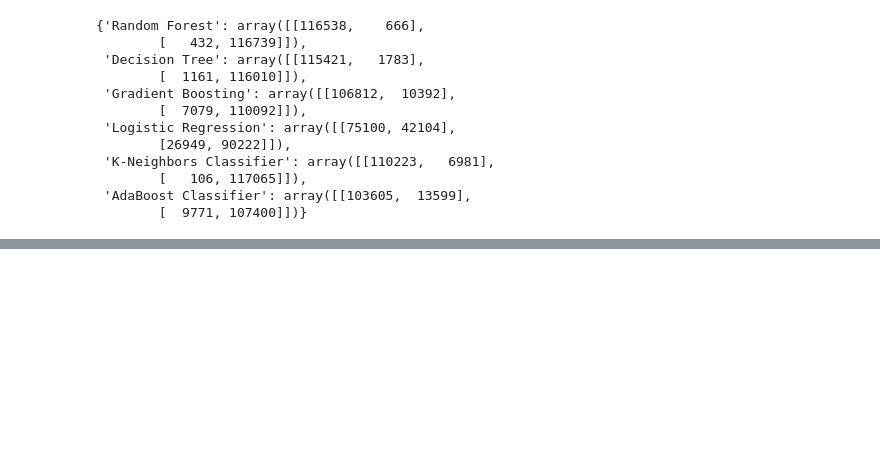
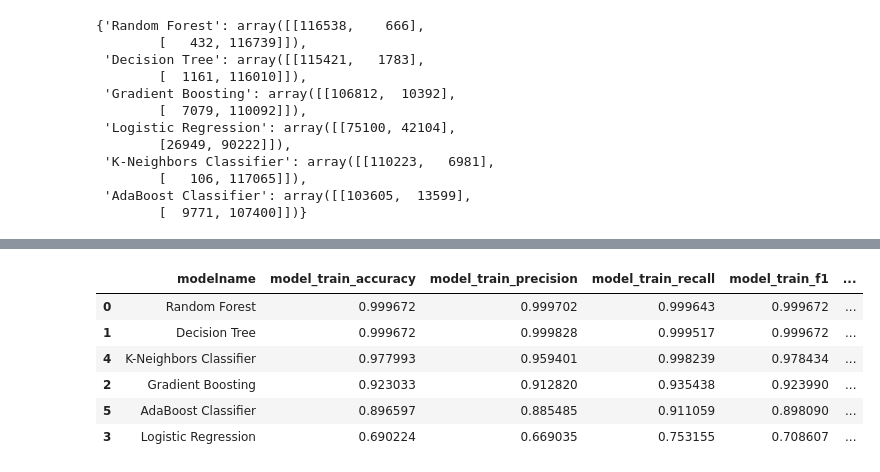
Before and after one commit to medashabari/BackorderPrediction, a Jupyter notebook: notebook/back-order-prediction.ipynb, the cells around one changed output, grey strips where cells are left out. Saved outputs shown, nothing was run; the diff lists cells and outputs as text; code cells hidden in the pictures; blank space fills up the shorter version.

```diff
--- a/notebook/back-order-prediction.ipynb
+++ b/notebook/back-order-prediction.ipynb
@@ -687,0 +825,15 @@ conf_mat
+# %%
+X = df_copy.drop('went_on_backorder',axis=1)
+y = df_copy.went_on_backorder
+# %%
+median_robust_pipeline = Pipeline(steps=[
+    ('imputer', SimpleImputer(strategy='median')),
+    ('RobustScaler', RobustScaler())
+])
+# %%
+X_transfomed = median_robust_pipeline.fit_transform(X)
+# %%
+smt = SMOTETomek(random_state=42,sampling_strategy='minority',n_jobs=-1)
+X_res,y_res = smt.fit_resample(X_transfomed,y)
+print('Original dataset shape \n',y.value_counts())
+print('\nAfter resampling dataset shape \n ',y_res.value_counts())
@@ -687,0 +850,13 @@ conf_mat
+# %%
+## Model Bulding
+
+report,conf_mat=evaluate_models(X_res,y_res,models)
+report
+# %% [output]
+|  | modelname | model_train_accuracy | model_train_precision | model_train_recall | model_train_f1 | ... |
+| 0 | Random Forest | 0.999672 | 0.999702 | 0.999643 | 0.999672 | ... |
+| 1 | Decision Tree | 0.999672 | 0.999828 | 0.999517 | 0.999672 | ... |
+| 4 | K-Neighbors Classifier | 0.977993 | 0.959401 | 0.998239 | 0.978434 | ... |
+| 2 | Gradient Boosting | 0.923033 | 0.912820 | 0.935438 | 0.923990 | ... |
+| 5 | AdaBoost Classifier | 0.896597 | 0.885485 | 0.911059 | 0.898090 | ... |
+| 3 | Logistic Regression | 0.690224 | 0.669035 | 0.753155 | 0.708607 | ... |
```
Also changed, not shown: parts of 21 cells of this notebook, 2 other files.
